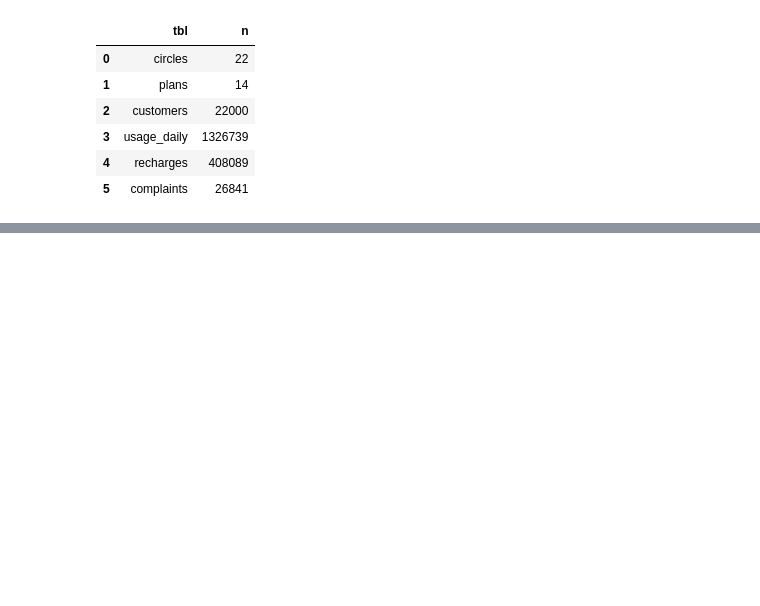
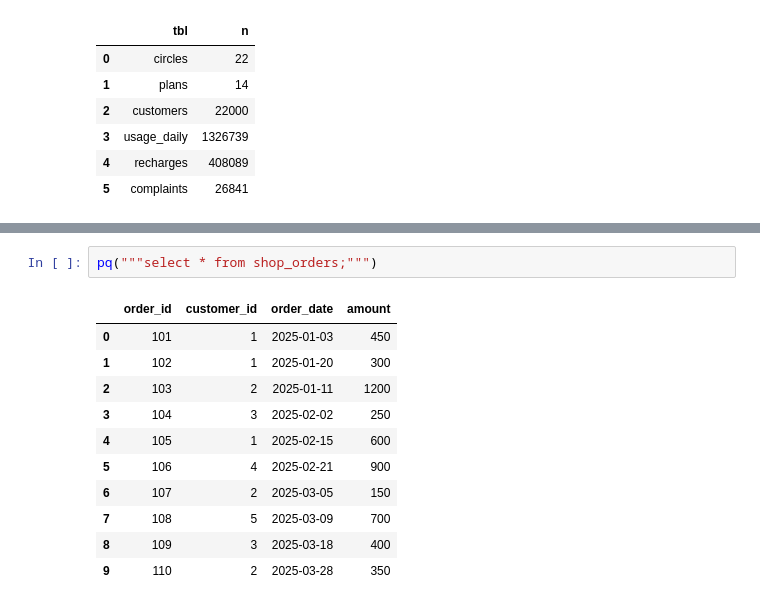
Before and after one commit to kingfaraz777/Airtel-Telecom-Analysis, a Jupyter notebook: notebooks/verify_handover.ipynb, the cells around one changed output, grey strips where cells are left out. Drawn from its saved outputs; the diff is of its cells as text; blank space fills up the shorter version.

```diff
--- a/notebooks/verify_handover.ipynb
+++ b/notebooks/verify_handover.ipynb
@@ -45,0 +63,14 @@ UNION ALL SELECT 'complaints',  COUNT(*) FROM complaints; -- 26,841""")
+# %%
+pq("""select * from shop_orders;""")
+# %% [output]
+|  | order_id | customer_id | order_date | amount |
+| 0 | 101 | 1 | 2025-01-03 | 450 |
+| 1 | 102 | 1 | 2025-01-20 | 300 |
+| 2 | 103 | 2 | 2025-01-11 | 1200 |
+| 3 | 104 | 3 | 2025-02-02 | 250 |
+| 4 | 105 | 1 | 2025-02-15 | 600 |
+| 5 | 106 | 4 | 2025-02-21 | 900 |
+| 6 | 107 | 2 | 2025-03-05 | 150 |
+| 7 | 108 | 5 | 2025-03-09 | 700 |
+| 8 | 109 | 3 | 2025-03-18 | 400 |
+| 9 | 110 | 2 | 2025-03-28 | 350 |
```
Also changed, not shown: parts of 17 cells of this notebook, 4 other files.
